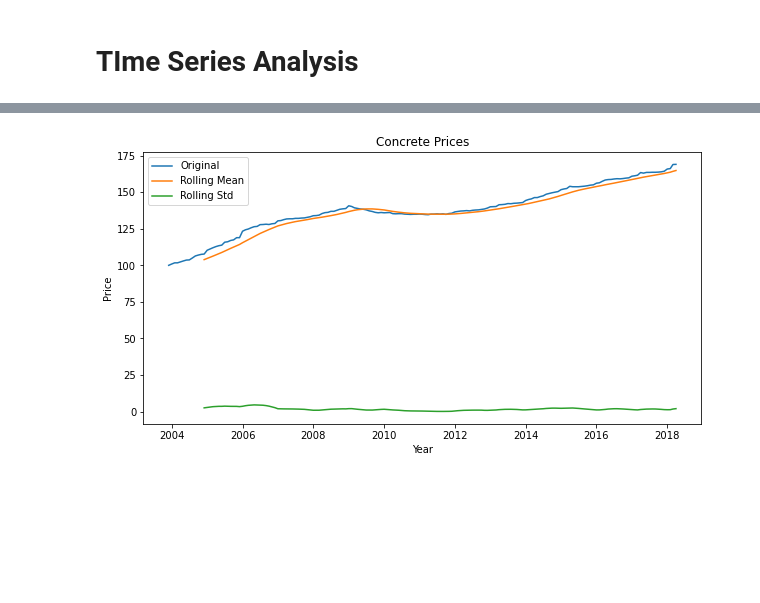
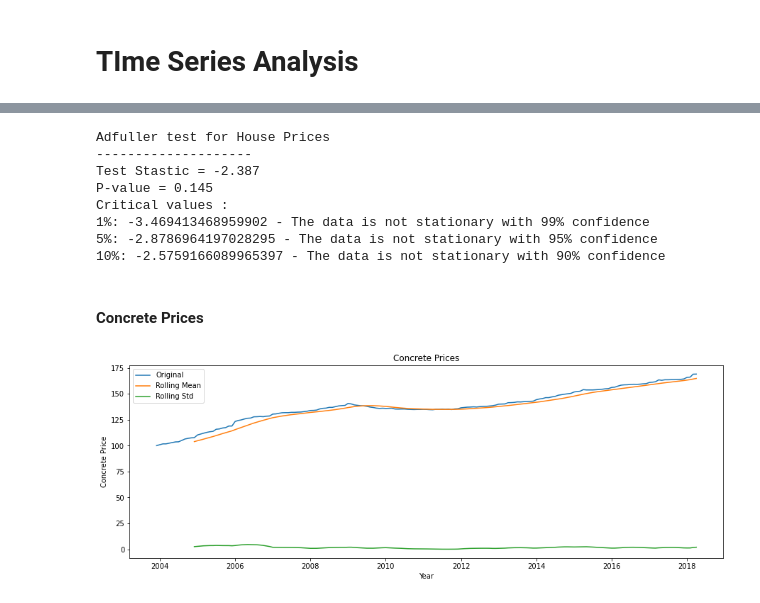
Before and after one commit to fivearm/Phase_4_Project, a Jupyter notebook: check.ipynb, the cells around one changed output, grey strips where cells are left out. Saved outputs shown, nothing was run; the diff lists cells and outputs as text; code cells hidden in the pictures; blank space fills up the shorter version.

Commit message:
adfuller

```diff
--- a/check.ipynb
+++ b/check.ipynb
@@ -108,11 +109,14 @@ def plot_series(df, name = None, window = None, X = None, y = None, x_label = No
     df : The dataframe you with to plot
     name : The name of the plot
     window : The window of the rolling values
-    X = length of the df
-    y = height of the df
-    x_label = The X-axis label
-    y_label = The y-axis label
+    X : length of the df
+    y : height of the df
+    x_label : The X-axis label
+    y_label : The y-axis label
 
+    Returns
+    -----------
+    Plot of the Original data, the rolling mean, and the rolling standard deviation
     '''
     df_mean = df.rolling(window=window).mean()
     df_std = df.rolling(window=window).std()
@@ -125,5 +129,5 @@ def plot_series(df, name = None, window = None, X = None, y = None, x_label = No
     plt.title(name)
     plt.xlabel(x_label)
     plt.ylabel(y_label)
-    plt.legend()
+    plt.legend(loc = 'best')
     plt.show();
@@ -306,5 +379,22 @@ final_df
+# %%
+adfuller_test(house_values, name='House Prices')
+# %% [output]
+Adfuller test for House Prices
+--------------------
+Test Stastic = -2.387
+P-value = 0.145
+Critical values :
+1%: -3.469413468959902 - The data is not stationary with 99% confidence
+5%: -2.8786964197028295 - The data is not stationary with 95% confidence
+10%: -2.5759166089965397 - The data is not stationary with 90% confidence
+# %% [markdown]
+#### Concrete Prices
 # %%
 concrete_prices = final_df[['concrete prices']]
-plot_series(concrete_prices, name = 'Concrete Prices', window=13, X = 10, y = 5, x_label= 'Year', y_label='Price')
+plot_series(concrete_prices, name = 'Concrete Prices',
+            window=13,
+            X = 15, y = 5,
+            x_label= 'Year',
+            y_label= 'Concrete Price')
 # %% [output]
-[figure, old version]
+[figure, new version]
```
Also changed, not shown: parts of 14 cells of this notebook.
